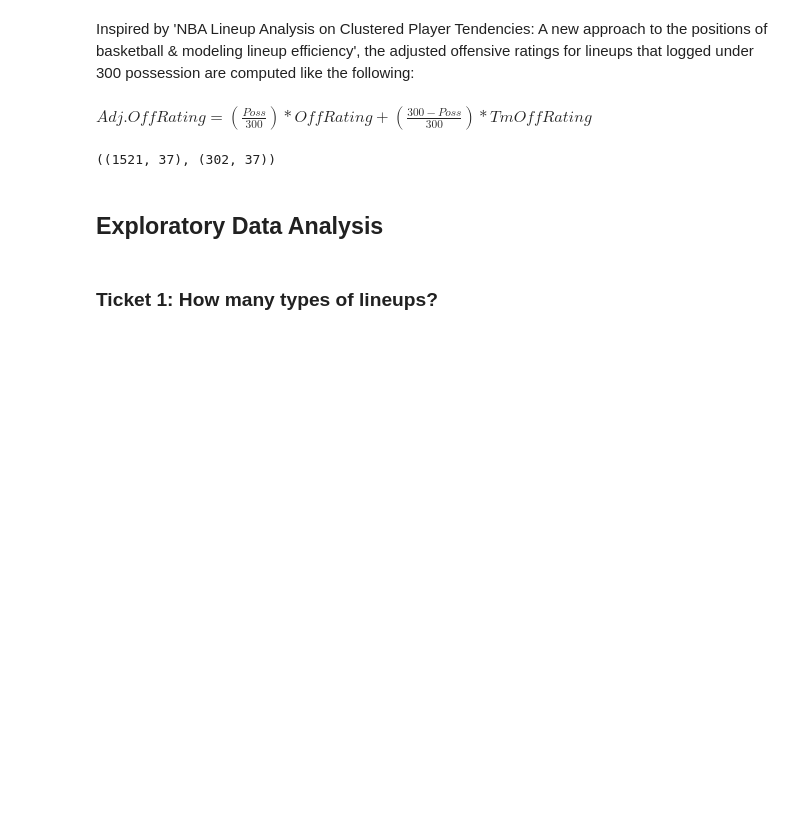
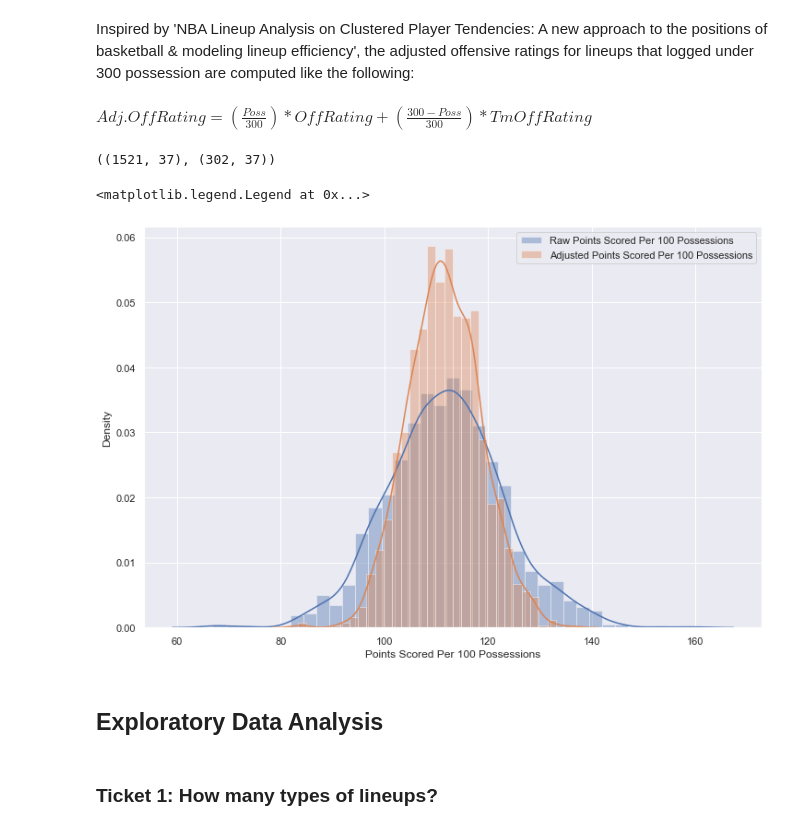
Before and after one commit to xulianrenzoku/synergy_clustering, a Jupyter notebook: nba_clustering_lineup_models.ipynb, the cells around one changed output. Cells and saved outputs as stored; diff of their text form; code cells hidden in the pictures; blank space fills up the shorter version.

```diff
--- a/nba_clustering_lineup_models.ipynb
+++ b/nba_clustering_lineup_models.ipynb
@@ -412,6 +412,17 @@ lineup_df_100.loc[cond, 'adj_off_Pts/Poss'] = lineup_df_100.loc[cond, 'off_Pts/P
                                               (lineup_df_100.loc[cond, 'Poss'] / 300) + \
                                               lineup_df_100.loc[cond, 'tm_off_Pts/Poss'] * \
                                               ((300 - lineup_df_100.loc[cond, 'Poss']) / 300)
+# %%
+figsize(12, 8)
+sns.distplot(lineup_df_100['off_Pts/Poss'],
+             label='Raw Points Scored Per 100 Possessions')
+sns.distplot(lineup_df_100['adj_off_Pts/Poss'],
+             label='Adjusted Points Scored Per 100 Possessions')
+plt.xlabel('Points Scored Per 100 Possessions')
+plt.legend()
+# %% [output]
+<matplotlib.legend.Legend at 0x...>
+[figure, added]
 # %% [markdown]
 ## Exploratory Data Analysis
 # %% [markdown]
```
